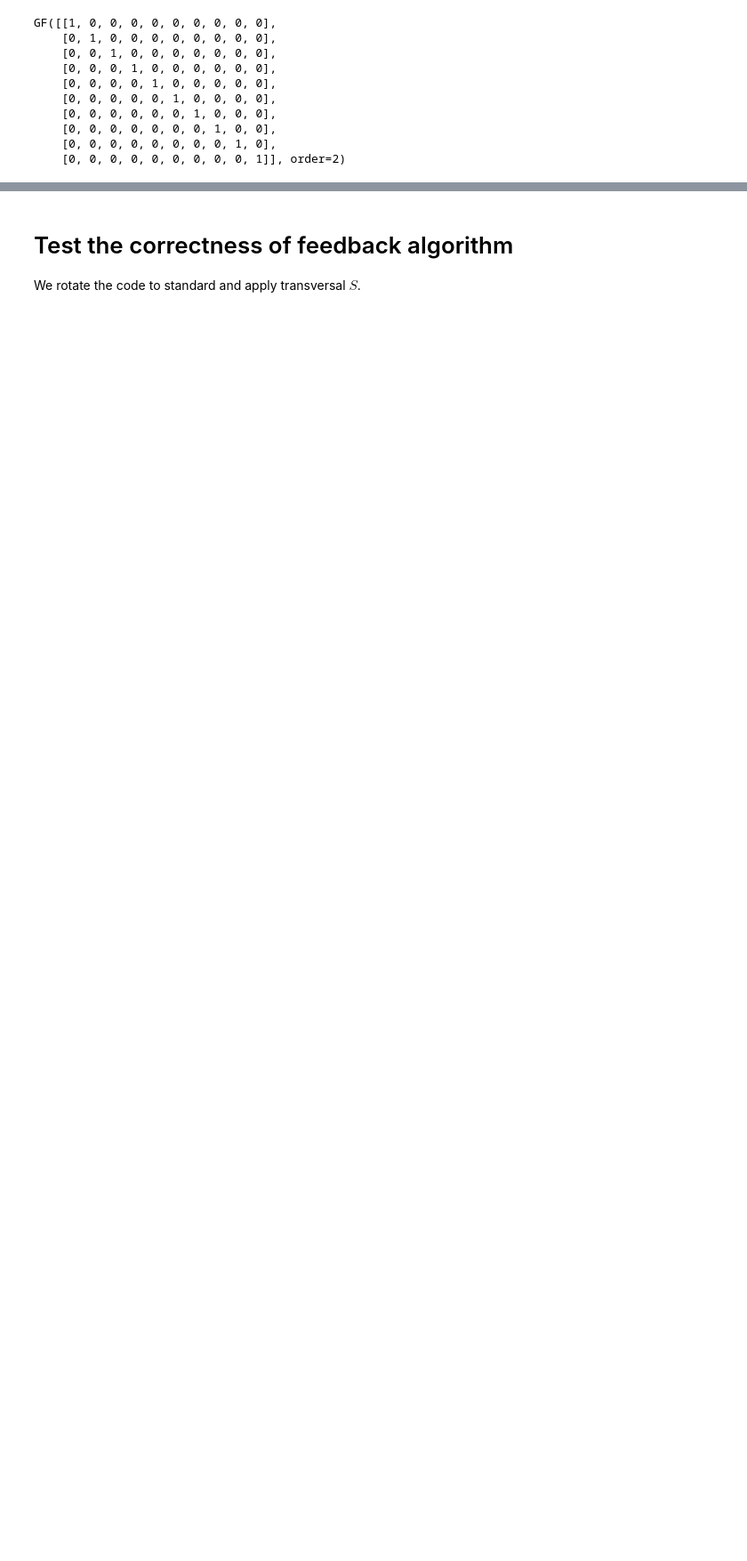
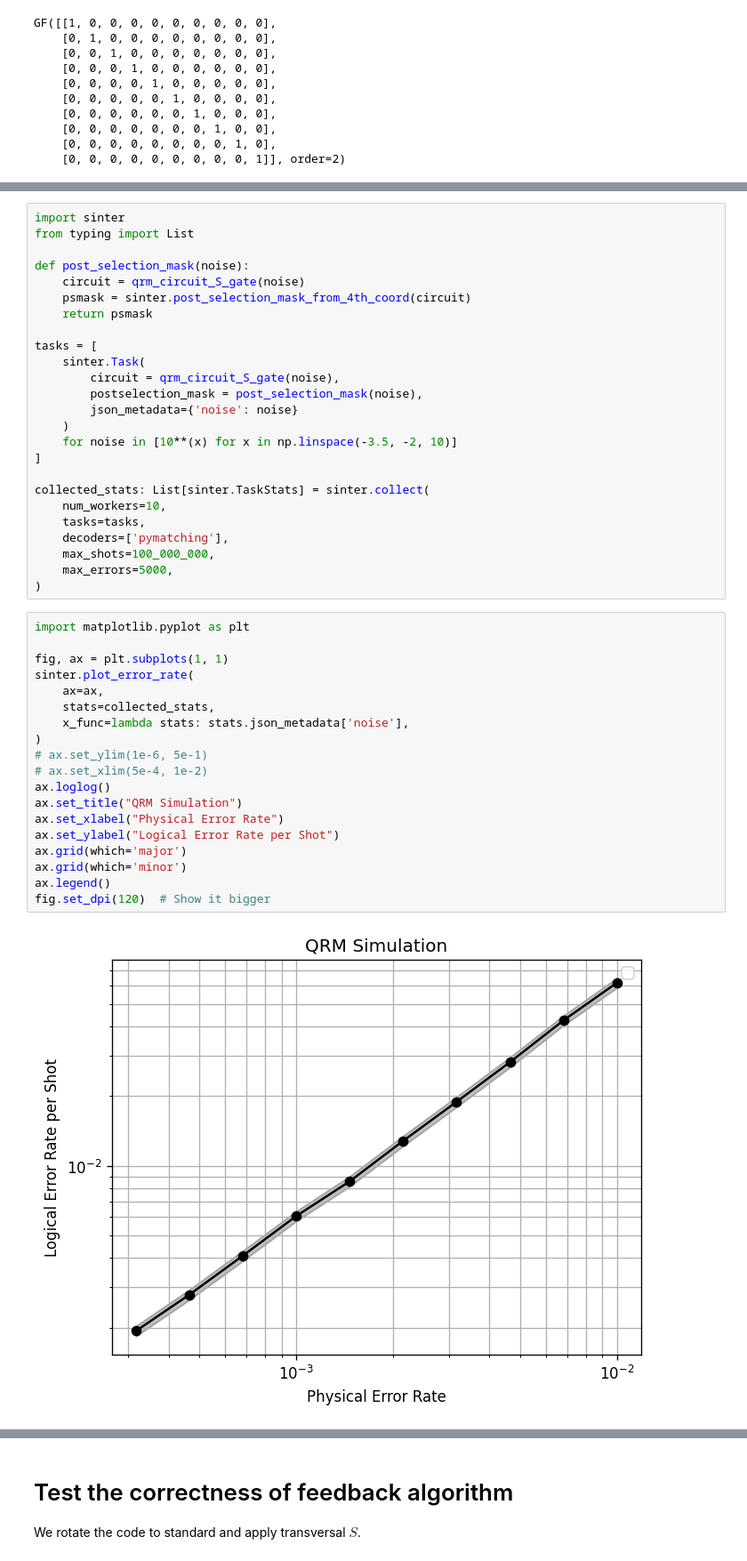
Before and after one commit to itpyi/surface_magic, a Jupyter notebook: qrm_S_gate.ipynb, the cells around one changed output, grey strips where cells are left out. Shown at 89% size. Drawn from its saved outputs; the diff is of its cells as text; blank space fills up the shorter version.

Commit message:
circuit-level checking of correctness of S, failed

```diff
--- a/qrm_S_gate.ipynb
+++ b/qrm_S_gate.ipynb
@@ -204,0 +190,46 @@ Warning: not all detectors had coordinates. Placed them arbitrarily.
+# %%
+import sinter
+from typing import List
+
+def post_selection_mask(noise):
+    circuit = qrm_circuit_S_gate(noise)
+    psmask = sinter.post_selection_mask_from_4th_coord(circuit)
+    return psmask
+
+tasks = [
+    sinter.Task(
+        circuit = qrm_circuit_S_gate(noise),
+        postselection_mask = post_selection_mask(noise),
+        json_metadata={'noise': noise}
+    )
+    for noise in [10**(x) for x in np.linspace(-3.5, -2, 10)]
+]
+
+collected_stats: List[sinter.TaskStats] = sinter.collect(
+    num_workers=10,
+    tasks=tasks,
+    decoders=['pymatching'],
+    max_shots=100_000_000,
+    max_errors=5000,
+)
+# %%
+import matplotlib.pyplot as plt
+
+fig, ax = plt.subplots(1, 1)
+sinter.plot_error_rate(
+    ax=ax,
+    stats=collected_stats,
+    x_func=lambda stats: stats.json_metadata['noise'],
+)
+# ax.set_ylim(1e-6, 5e-1)
+# ax.set_xlim(5e-4, 1e-2)
+ax.loglog()
+ax.set_title("QRM Simulation")
+ax.set_xlabel("Physical Error Rate")
+ax.set_ylabel("Logical Error Rate per Shot")
+ax.grid(which='major')
+ax.grid(which='minor')
+ax.legend()
+fig.set_dpi(120)  # Show it bigger
+# %% [output]
+[figure, added]
```
Also changed, not shown: parts of 3 cells of this notebook.
